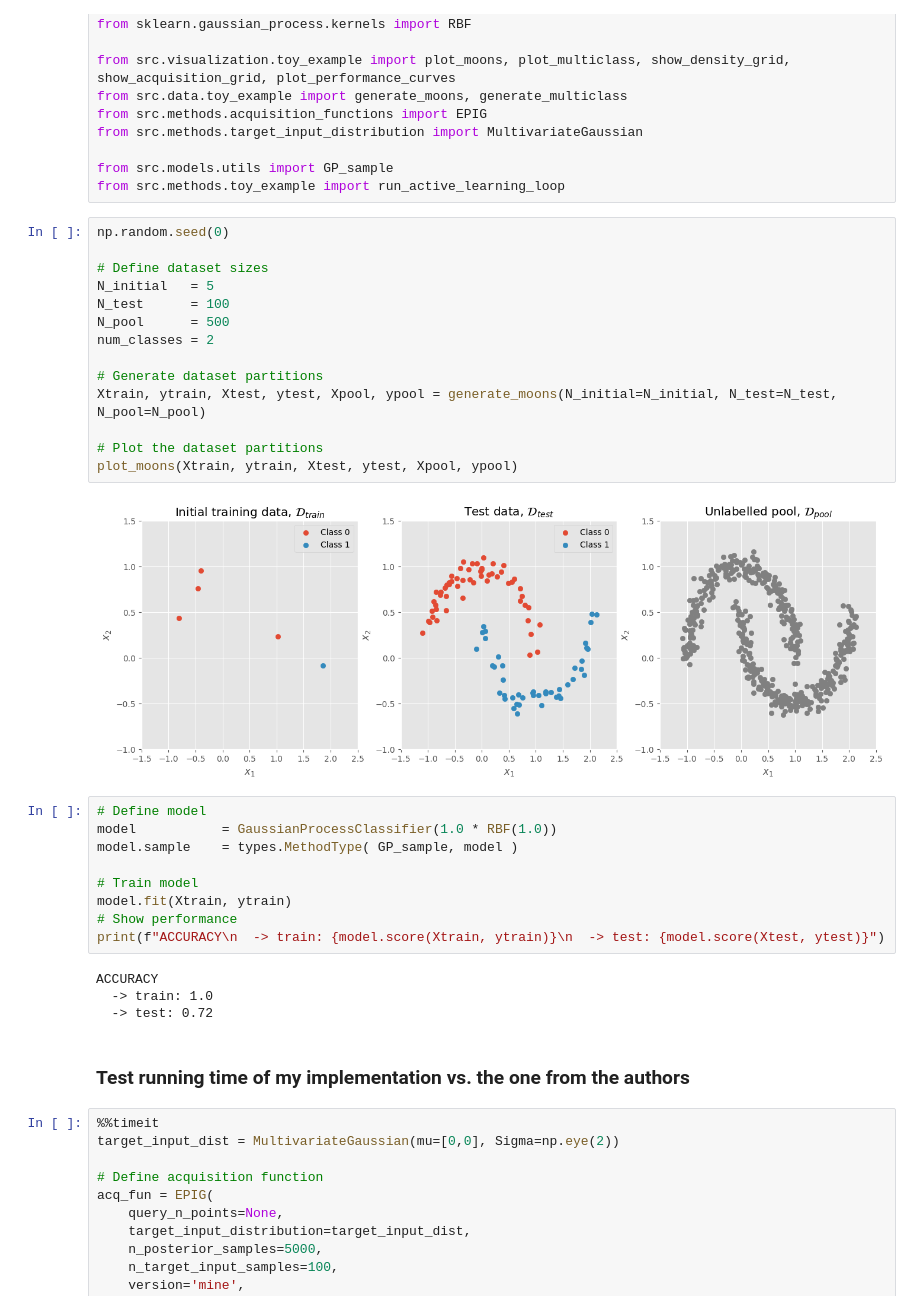
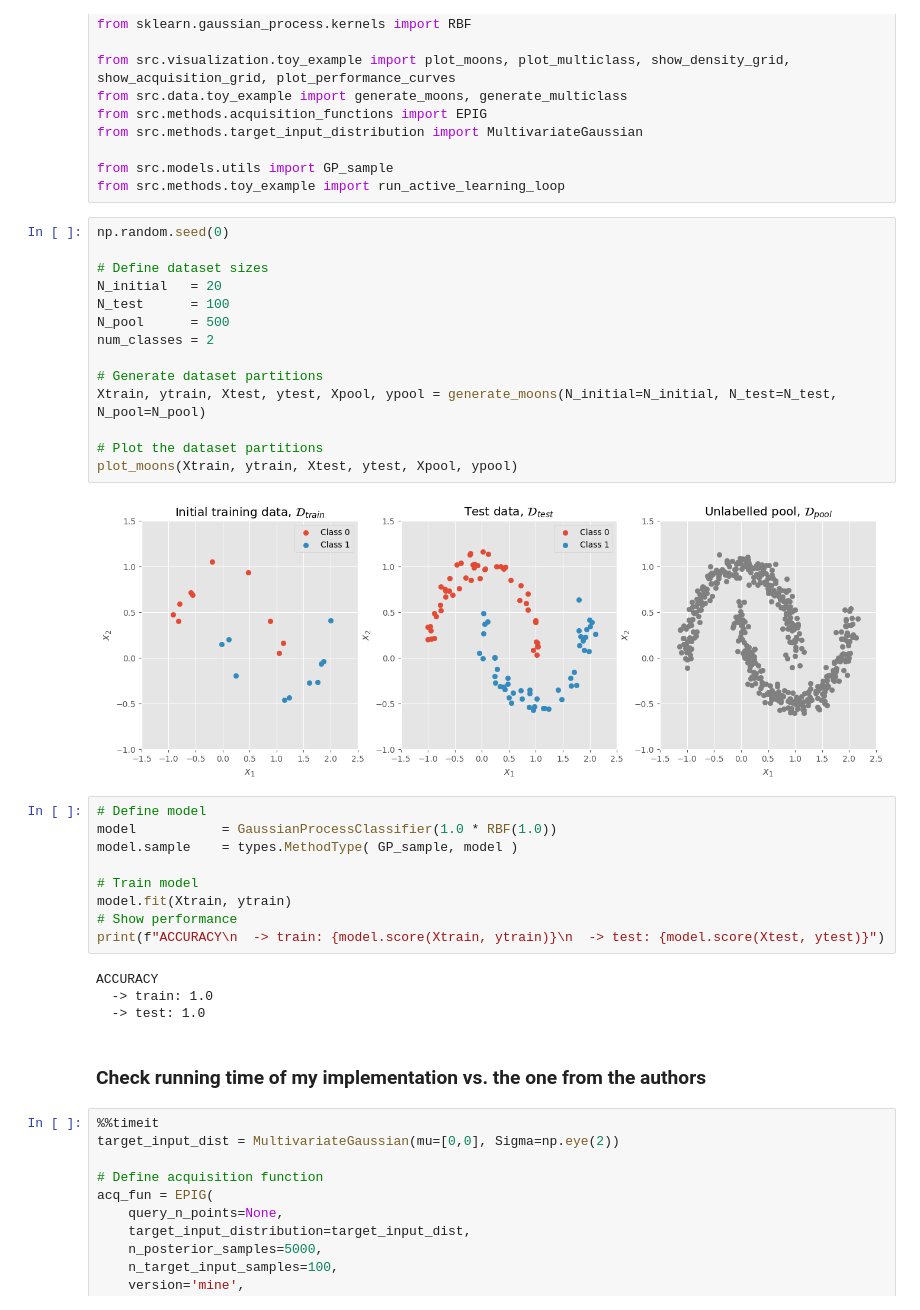
Before and after one commit to albertkjoller/abdl, a Jupyter notebook: notebooks/epig.ipynb, the cells around one changed output. Saved outputs shown, nothing was run; the diff lists cells and outputs as text.

```diff
--- a/notebooks/epig.ipynb
+++ b/notebooks/epig.ipynb
@@ -19,19 +19,19 @@ from src.methods.toy_example import run_active_learning_loop
 # %%
 np.random.seed(0)
 
 # Define dataset sizes
-N_initial   = 5
+N_initial   = 20
 N_test      = 100
 N_pool      = 500
 num_classes = 2
 
 # Generate dataset partitions
 Xtrain, ytrain, Xtest, ytest, Xpool, ypool = generate_moons(N_initial=N_initial, N_test=N_test, N_pool=N_pool)
 
 # Plot the dataset partitions
 plot_moons(Xtrain, ytrain, Xtest, ytest, Xpool, ypool)
 # %% [output]
-[figure, old version]
+[figure, new version]
 # %%
 # Define model
 model           = GaussianProcessClassifier(1.0 * RBF(1.0))
@@ -44,9 +44,9 @@ print(f"ACCURACY\n  -> train: {model.score(Xtrain, ytrain)}\n  -> test: {model.s
 # %% [output]
 ACCURACY
   -> train: 1.0
-  -> test: 0.72
+  -> test: 1.0
 # %% [markdown]
-### Test running time of my implementation vs. the one from the authors
+### Check running time of my implementation vs. the one from the authors
 # %%
 %%timeit
 target_input_dist = MultivariateGaussian(mu=[0,0], Sigma=np.eye(2))
```
Also changed, not shown: parts of 8 cells of this notebook, 4 other files.
